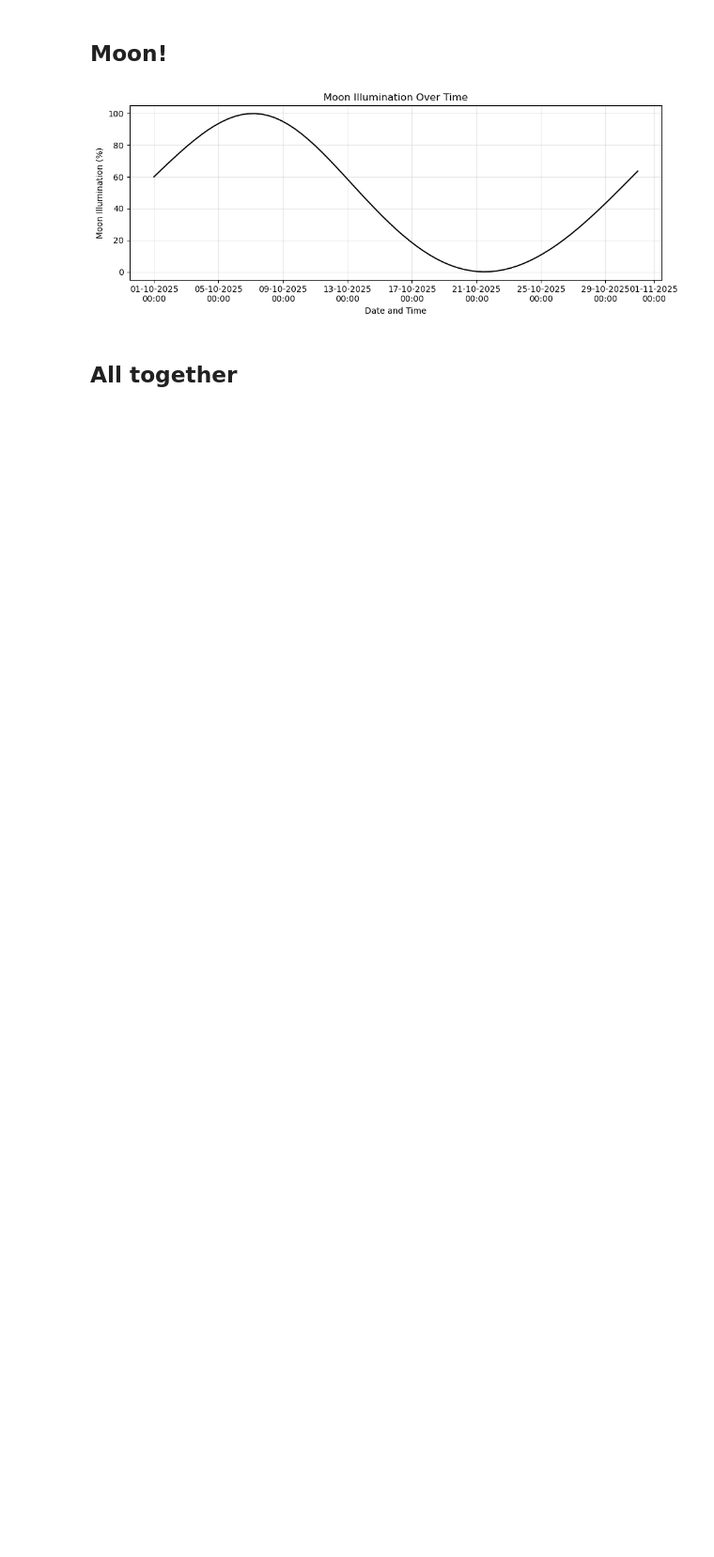
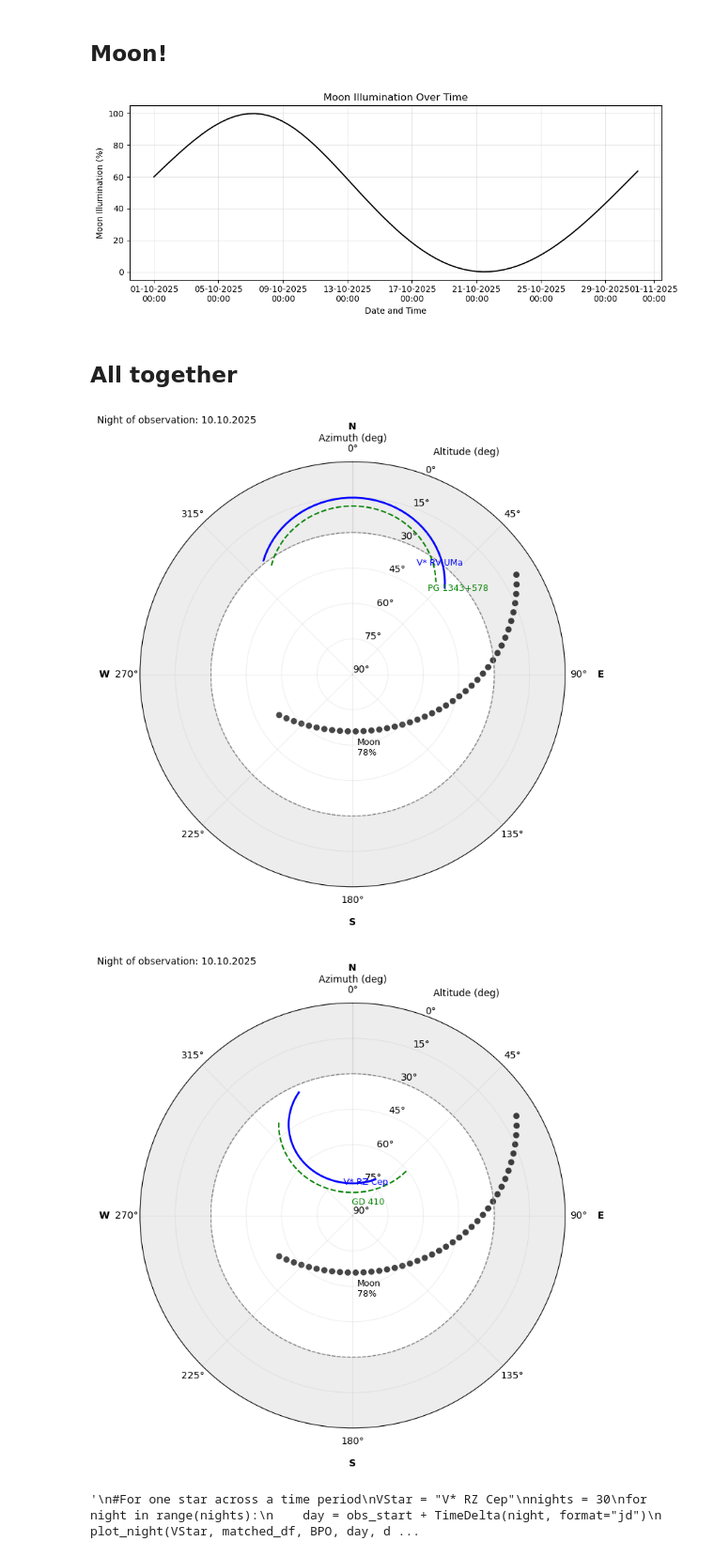
Before and after one commit to Jake-Land/MPhys_Project-Variable_Stars, a Jupyter notebook: target_stars.ipynb, the cells around one changed output. Shown: that part at 94% size. Cells and saved outputs as stored; diff of their text form; code cells hidden in the pictures; blank space fills up the shorter version.

Commit message:
fixed animation time

```diff
--- a/target_stars.ipynb
+++ b/target_stars.ipynb
@@ -453,18 +453,25 @@ def animate(star_name, start_night, nights, duration, output_folder="."):
 # %%
 obs_start = Time("2025-10-10T20:00:00")
 duration = TimeDelta(10 * 3600, format="sec") # 10 hours in seconds
+
 
 plot_stars = ["V* RV UMa", "V* RZ Cep"]
 #plot_stars = matched_df["main_id"]
 
 for VStar in plot_stars:
     plot_night(VStar, matched_df, BPO, obs_start, duration, min_altitude=30, show=True, save=False)
 
+"""
 #For one star across a time period
 VStar = "V* RZ Cep"
 nights = 30
 for night in range(nights):
-    obs_start = start_night + TimeDelta(night, format="jd")
-    plot_night(VStar, matched_df, BPO, obs_start, duration, min_altitude=30, show=False, save=True)
+    day = obs_start + TimeDelta(night, format="jd")
+    plot_night(VStar, matched_df, BPO, day, duration, min_altitude=30, show=False, save=True)
 
-animate(VStar, start_night, nights, duration)
+animate(VStar, obs_start, nights, duration)
+"""
+# %% [output]
+[figure, added]
+[figure, added]
+'\n#For one star across a time period\nVStar = "V* RZ Cep"\nnights = 30\nfor night in range(nights):\n    day = obs_start + TimeDelta(night, format="jd")\n    plot_night(VStar, matched_df, BPO, day, d ...
```
Also changed, not shown: parts of 1 cell of this notebook.
